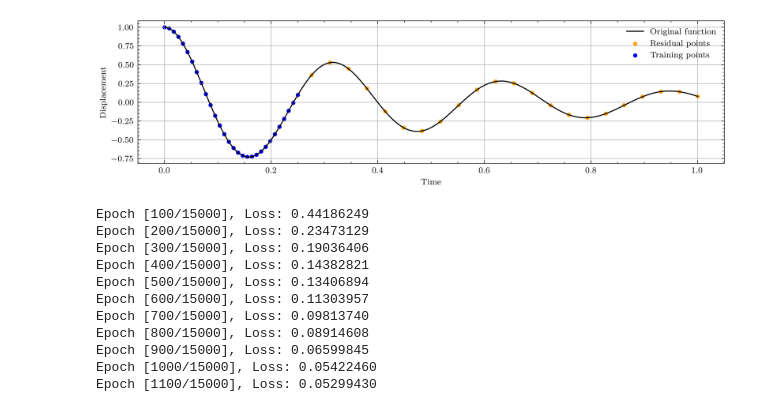
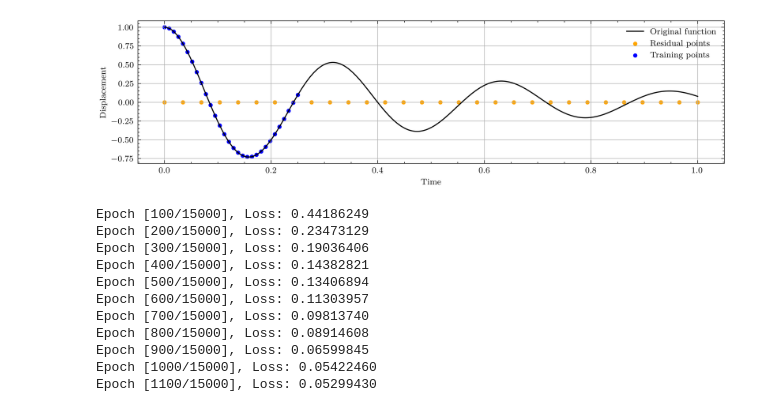
Before and after one commit to AZarbade/PINN-comparative-study, a Jupyter notebook: src/pinn_compare.ipynb, the cells around one changed output. Cells and saved outputs as stored; diff of their text form; code cells hidden in the pictures.

Commit message:
fixed graphs in pinn implementation

```diff
--- a/src/pinn_compare.ipynb
+++ b/src/pinn_compare.ipynb
@@ -42,16 +40,16 @@ x_test = torch.tensor(exact_function(t_test.detach().numpy())).view(-1, 1).requi
 # %%
 # Plot the original function and the predicted function
 fig, ax = plt.subplots(figsize=(10, 2.5))
 ax.plot(t_test.detach().numpy(), x_test.detach().numpy(), label='Original function')
-ax.scatter(t_physics.detach().numpy(), x_physics.detach().numpy(), label='Residual points', color='orange', marker='.')
+ax.scatter(t_physics.detach().numpy(), torch.zeros_like(t_physics).detach().numpy(), label='Residual points', color='orange', marker='.')
 ax.scatter(t_train.detach().numpy(), x_train.detach().numpy(), label='Training points', color='blue', marker='.')
 ax.set_xlabel('Time')
 ax.set_ylabel('Displacement')
 plt.grid()
 plt.legend()
 plt.show()
 # %% [output]
-[figure, old version]
+[figure, new version]
 # %%
 # Define the neural network model
 class FCNN(nn.Module):
```
Also changed, not shown: parts of 2 cells of this notebook.
